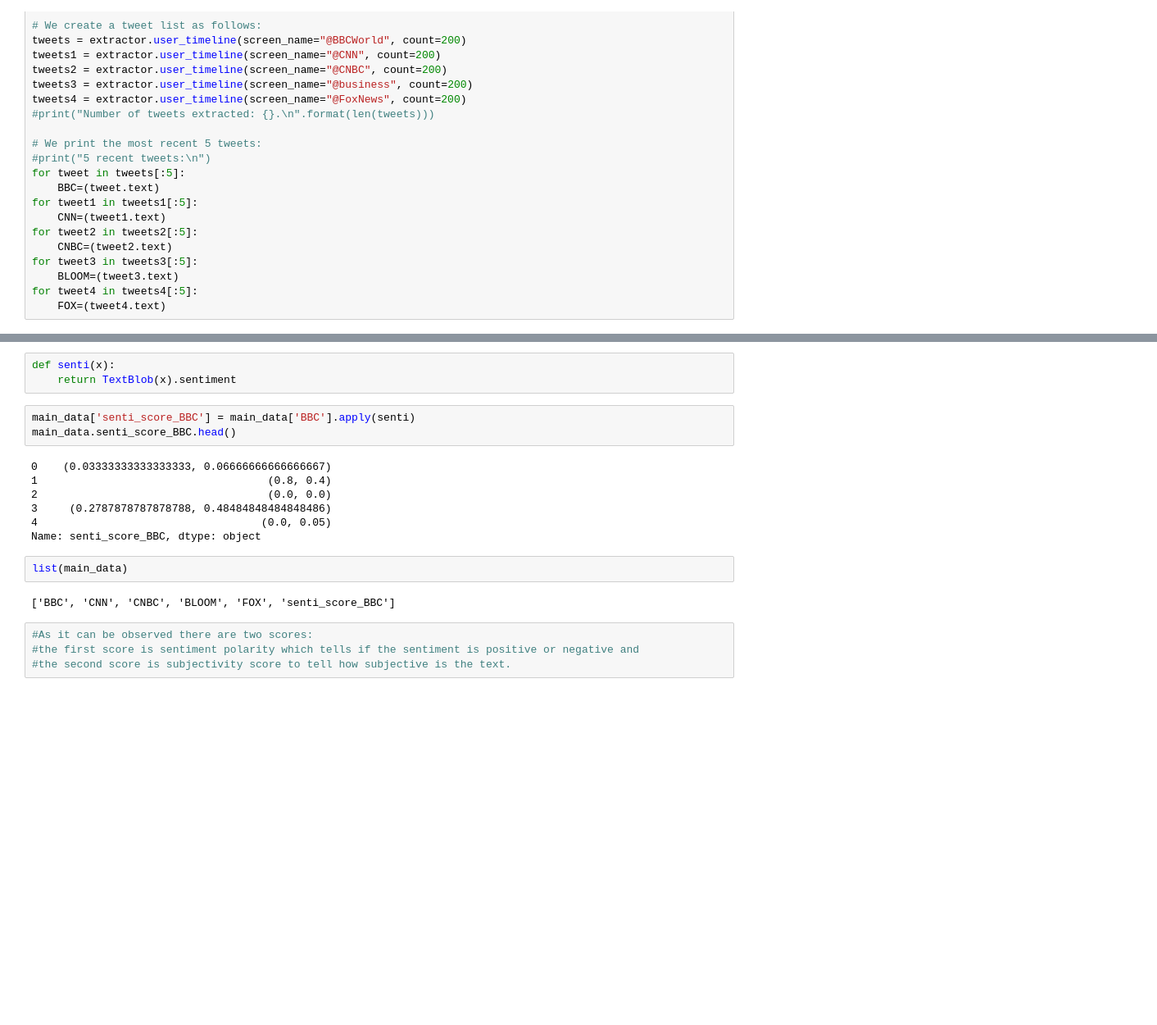
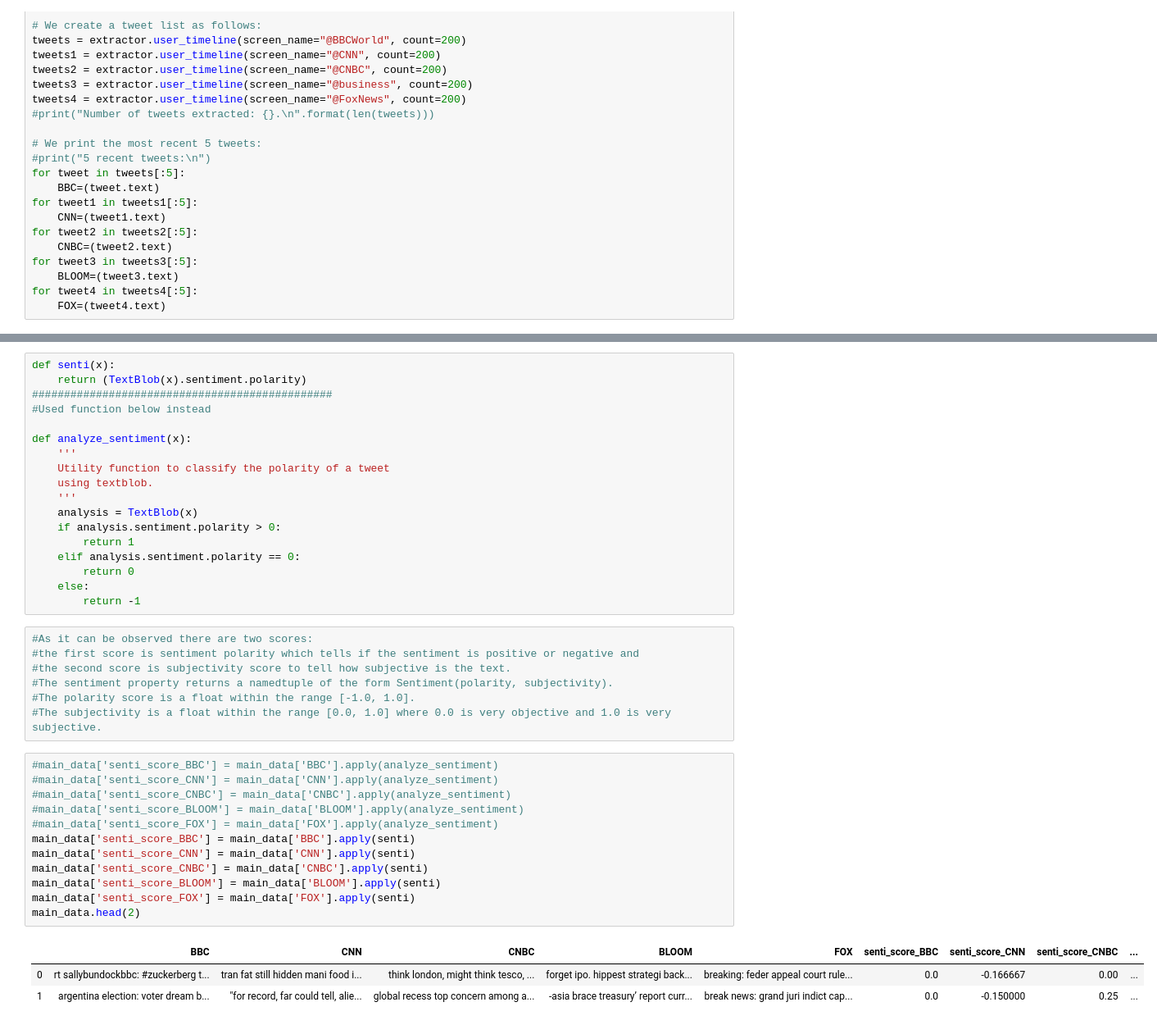
Before and after one commit to eyambaita/dsc-5-capstone-project-online-ds-pt-100118, a Jupyter notebook: Final_Project_Mod_5 .ipynb, the cells around one changed output, grey strips where cells are left out. Shown: that part at 82% size. Saved outputs shown, nothing was run; the diff lists cells and outputs as text; blank space fills up the shorter version.

```diff
--- a/Final_Project_Mod_5 .ipynb
+++ b/Final_Project_Mod_5 .ipynb
@@ -119,21 +136,41 @@ main_data.head(2)
-# %%
-def senti(x):
-    return TextBlob(x).sentiment
-# %%
-main_data['senti_score_BBC'] = main_data['BBC'].apply(senti)
-main_data.senti_score_BBC.head()
-# %% [output]
-0    (0.03333333333333333, 0.06666666666666667)
-1                                    (0.8, 0.4)
-2                                    (0.0, 0.0)
-3     (0.2787878787878788, 0.48484848484848486)
-4                                   (0.0, 0.05)
-Name: senti_score_BBC, dtype: object
-# %%
-list(main_data)
-# %% [output]
-['BBC', 'CNN', 'CNBC', 'BLOOM', 'FOX', 'senti_score_BBC']
+# %%
+def senti(x):
+    return (TextBlob(x).sentiment.polarity)
+###############################################
+#Used function below instead
+
+def analyze_sentiment(x):
+    '''
+    Utility function to classify the polarity of a tweet
+    using textblob.
+    '''
+    analysis = TextBlob(x)
+    if analysis.sentiment.polarity > 0:
+        return 1
+    elif analysis.sentiment.polarity == 0:
+        return 0
+    else:
+        return -1
 # %%
 #As it can be observed there are two scores:
 #the first score is sentiment polarity which tells if the sentiment is positive or negative and
 #the second score is subjectivity score to tell how subjective is the text.
+#The sentiment property returns a namedtuple of the form Sentiment(polarity, subjectivity).
+#The polarity score is a float within the range [-1.0, 1.0].
+#The subjectivity is a float within the range [0.0, 1.0] where 0.0 is very objective and 1.0 is very subjective.
+# %%
+#main_data['senti_score_BBC'] = main_data['BBC'].apply(analyze_sentiment)
+#main_data['senti_score_CNN'] = main_data['CNN'].apply(analyze_sentiment)
+#main_data['senti_score_CNBC'] = main_data['CNBC'].apply(analyze_sentiment)
+#main_data['senti_score_BLOOM'] = main_data['BLOOM'].apply(analyze_sentiment)
+#main_data['senti_score_FOX'] = main_data['FOX'].apply(analyze_sentiment)
+main_data['senti_score_BBC'] = main_data['BBC'].apply(senti)
+main_data['senti_score_CNN'] = main_data['CNN'].apply(senti)
+main_data['senti_score_CNBC'] = main_data['CNBC'].apply(senti)
+main_data['senti_score_BLOOM'] = main_data['BLOOM'].apply(senti)
+main_data['senti_score_FOX'] = main_data['FOX'].apply(senti)
+main_data.head(2)
+# %% [output]
+|  | BBC | CNN | CNBC | BLOOM | FOX | senti_score_BBC | senti_score_CNN | senti_score_CNBC | ... |
+| 0 | rt sallybundockbbc: #zuckerberg t... | tran fat still hidden mani food i... | think london, might think tesco, ... | forget ipo. hippest strategi back... | breaking: feder appeal court rule... | 0.0 | -0.166667 | 0.00 | ... |
+| 1 | argentina election: voter dream b... | "for record, far could tell, alie... | global recess top concern among a... | -asia brace treasury’ report curr... | break news: grand juri indict cap... | 0.0 | -0.150000 | 0.25 | ... |
```
Also changed, not shown: parts of 18 cells of this notebook, 1 other file.
